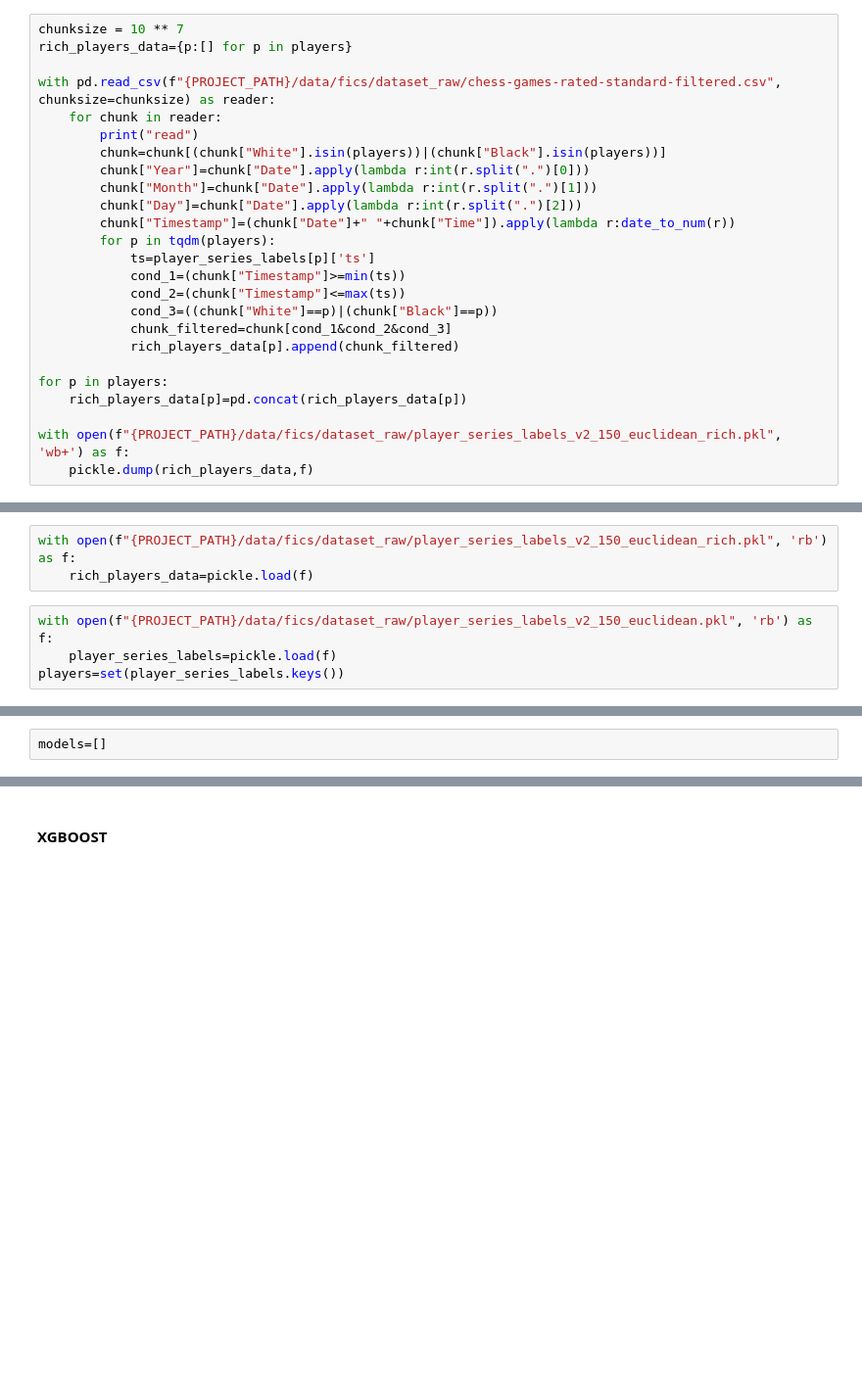
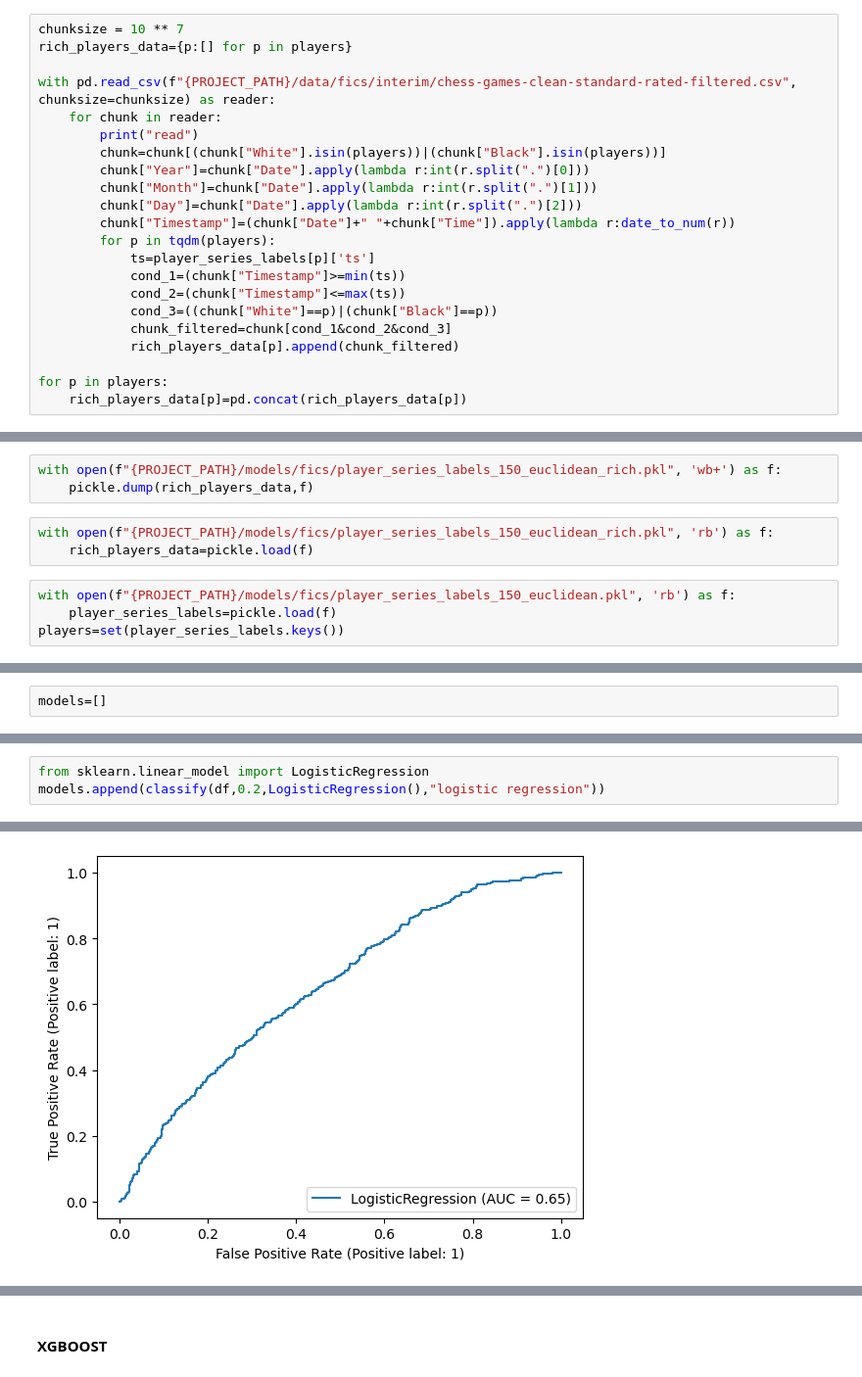
Before and after one commit to ariel-zilber/chess_improments_patterns, a Jupyter notebook: notebooks/features-classifier-fics.ipynb, the cells around one changed output, grey strips where cells are left out. Shown at 98% size. Drawn from its saved outputs; the diff is of its cells as text; blank space fills up the shorter version.

```diff
--- a/notebooks/features-classifier-fics.ipynb
+++ b/notebooks/features-classifier-fics.ipynb
@@ -234,7 +175,7 @@ players=set(player_series_labels.keys())
 chunksize = 10 ** 7
 rich_players_data={p:[] for p in players}
 
-with pd.read_csv(f"{PROJECT_PATH}/data/fics/dataset_raw/chess-games-rated-standard-filtered.csv", chunksize=chunksize) as reader:
+with pd.read_csv(f"{PROJECT_PATH}/data/fics/interim/chess-games-clean-standard-rated-filtered.csv", chunksize=chunksize) as reader:
     for chunk in reader:
         print("read")
         chunk=chunk[(chunk["White"].isin(players))|(chunk["Black"].isin(players))]
@@ -252,6 +193,3 @@ with pd.read_csv(f"{PROJECT_PATH}/data/fics/dataset_raw/chess-games-rated-standa
 
 for p in players:
     rich_players_data[p]=pd.concat(rich_players_data[p])
-
-with open(f"{PROJECT_PATH}/data/fics/dataset_raw/player_series_labels_v2_150_euclidean_rich.pkl", 'wb+') as f:
-    pickle.dump(rich_players_data,f)
@@ -258,8 +199,11 @@ with open(f"{PROJECT_PATH}/data/fics/dataset_raw/player_series_labels_v2_150_euc
+# %%
+with open(f"{PROJECT_PATH}/models/fics/player_series_labels_150_euclidean_rich.pkl", 'wb+') as f:
+    pickle.dump(rich_players_data,f)
 # %%
-with open(f"{PROJECT_PATH}/data/fics/dataset_raw/player_series_labels_v2_150_euclidean_rich.pkl", 'rb') as f:
+with open(f"{PROJECT_PATH}/models/fics/player_series_labels_150_euclidean_rich.pkl", 'rb') as f:
     rich_players_data=pickle.load(f)
 # %%
-with open(f"{PROJECT_PATH}/data/fics/dataset_raw/player_series_labels_v2_150_euclidean.pkl", 'rb') as f:
+with open(f"{PROJECT_PATH}/models/fics/player_series_labels_150_euclidean.pkl", 'rb') as f:
     player_series_labels=pickle.load(f)
 players=set(player_series_labels.keys())
 # %%
@@ -351,0 +310,4 @@ models=[]
+# %%
+from sklearn.linear_model import LogisticRegression
+models.append(classify(df,0.2,LogisticRegression(),"logistic regression"))
+# %% [output]
@@ -351,0 +321 @@ models=[]
+[figure, added]
```
Also changed, not shown: parts of 28 cells of this notebook, 6 other files.
